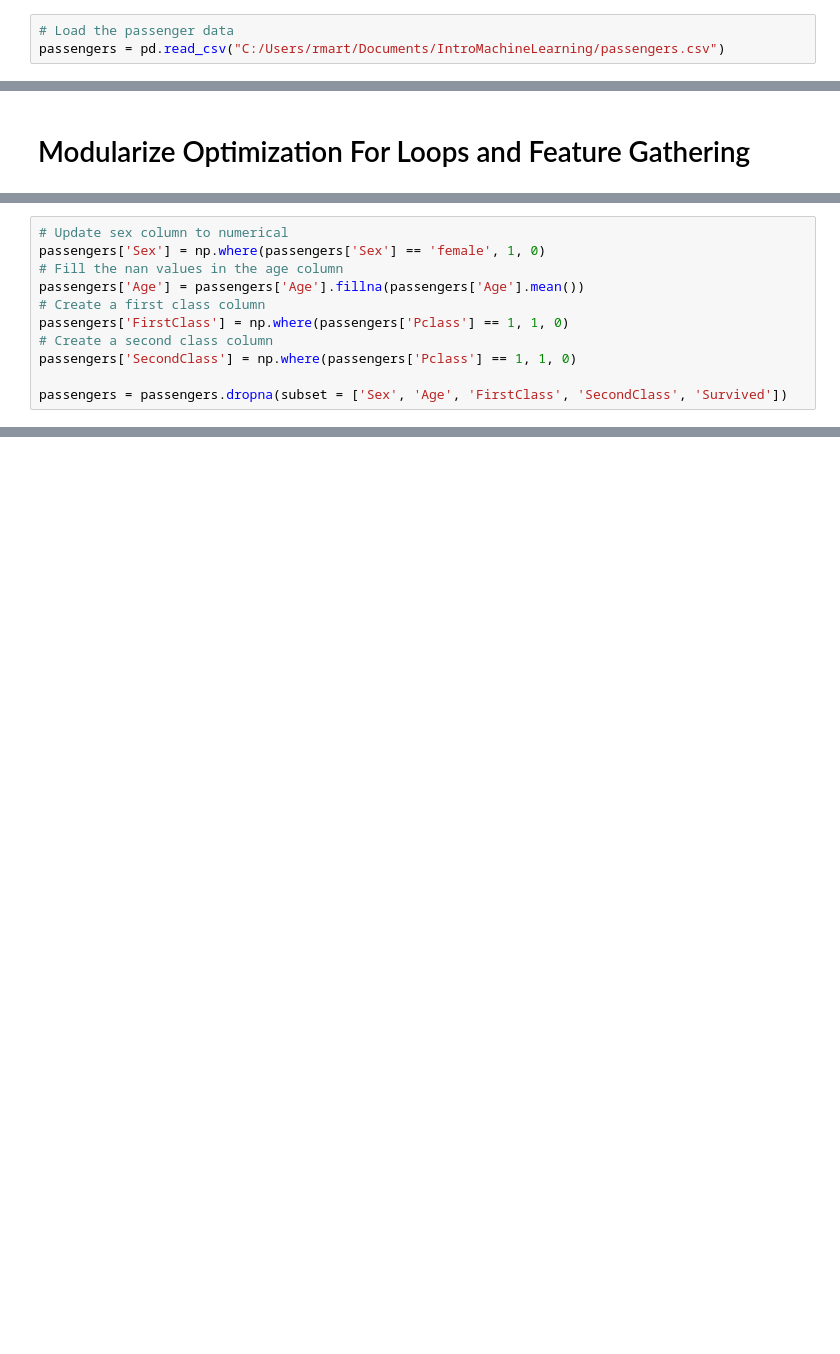
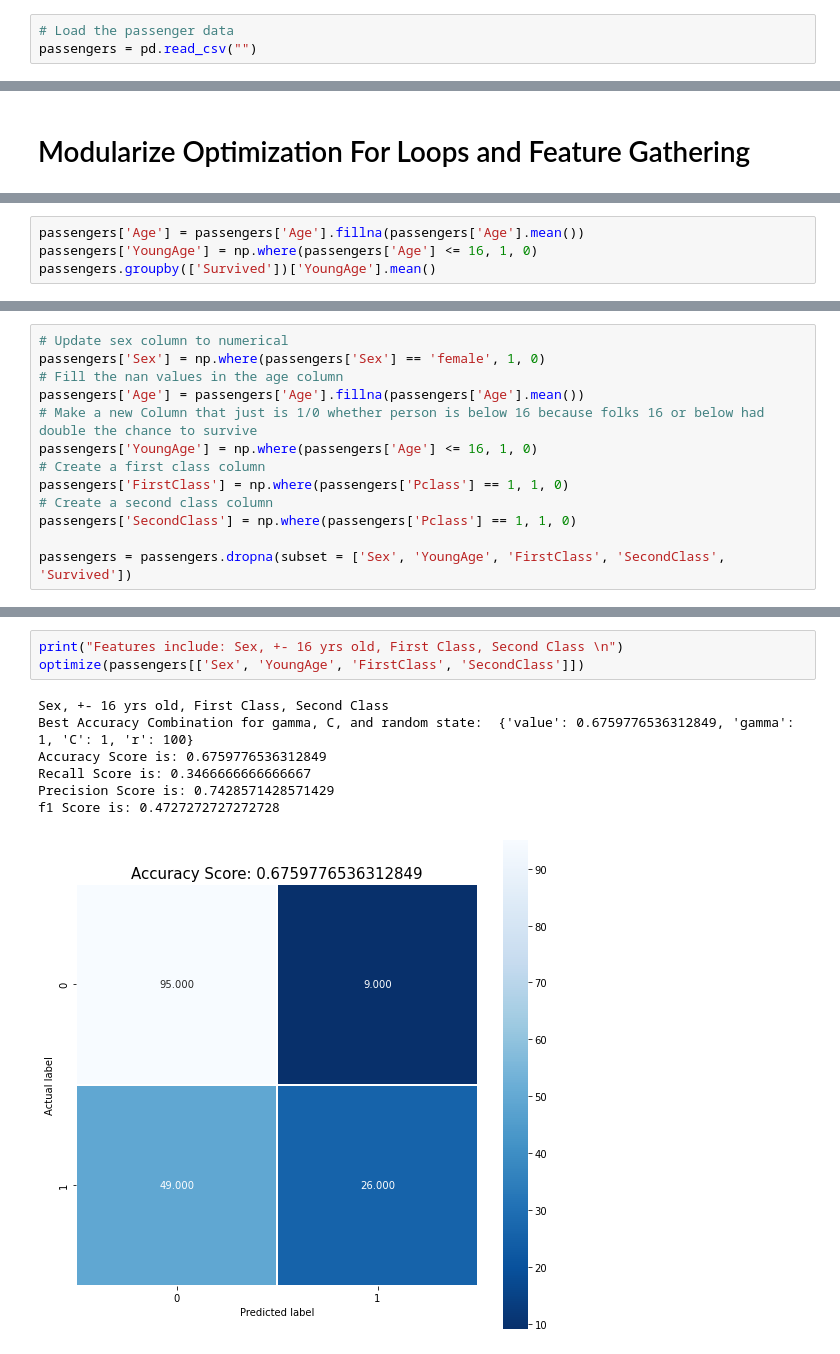
Before and after one commit to rmartino217/CodeAcademy-Build-a-Machine-Learning-Model-with-Python, a Jupyter notebook: SVM_Titanic2.ipynb, the cells around one changed output, grey strips where cells are left out. Saved outputs shown, nothing was run; the diff lists cells and outputs as text; blank space fills up the shorter version.

```diff
--- a/SVM_Titanic2.ipynb
+++ b/SVM_Titanic2.ipynb
@@ -13,6 +15,6 @@ from sklearn.preprocessing import StandardScaler
 # %%
 # Load the passenger data
-passengers = pd.read_csv("C:/Users/rmart/Documents/IntroMachineLearning/passengers.csv")
+passengers = pd.read_csv("")
 # %% [markdown]
 # Use Sex, Age, FirstClass, Survived as Features and Split with Training and Validation
 # %%
@@ -355,0 +366,4 @@ array([[0.75766197, 0.24233803],
+# %%
+passengers['Age'] = passengers['Age'].fillna(passengers['Age'].mean())
+passengers['YoungAge'] = np.where(passengers['Age'] <= 16, 1, 0)
+passengers.groupby(['Survived'])['YoungAge'].mean()
@@ -358,12 +377,14 @@ array([[0.75766197, 0.24233803],
 passengers['Sex'] = np.where(passengers['Sex'] == 'female', 1, 0)
 # Fill the nan values in the age column
 passengers['Age'] = passengers['Age'].fillna(passengers['Age'].mean())
+# Make a new Column that just is 1/0 whether person is below 16 because folks 16 or below had double the chance to survive
+passengers['YoungAge'] = np.where(passengers['Age'] <= 16, 1, 0)
 # Create a first class column
 passengers['FirstClass'] = np.where(passengers['Pclass'] == 1, 1, 0)
 # Create a second class column
 passengers['SecondClass'] = np.where(passengers['Pclass'] == 1, 1, 0)
 
-passengers = passengers.dropna(subset = ['Sex', 'Age', 'FirstClass', 'SecondClass', 'Survived'])
+passengers = passengers.dropna(subset = ['Sex', 'YoungAge', 'FirstClass', 'SecondClass', 'Survived'])
 # %%
 def optimize(_features):
     #late addition to code - run through two random state options (random state are shuffles of the deck before ml work)
@@ -439,0 +526,11 @@ optimize(passengers[['Fare','Age']])
+# %%
+print("Features include: Sex, +- 16 yrs old, First Class, Second Class \n")
+optimize(passengers[['Sex', 'YoungAge', 'FirstClass', 'SecondClass']])
+# %% [output]
+Sex, +- 16 yrs old, First Class, Second Class
+Best Accuracy Combination for gamma, C, and random state:  {'value': 0.6759776536312849, 'gamma': 1, 'C': 1, 'r': 100}
+Accuracy Score is: 0.6759776536312849
+Recall Score is: 0.3466666666666667
+Precision Score is: 0.7428571428571429
+f1 Score is: 0.4727272727272728
+[figure, added]
```
Also changed, not shown: parts of 9 cells of this notebook.
